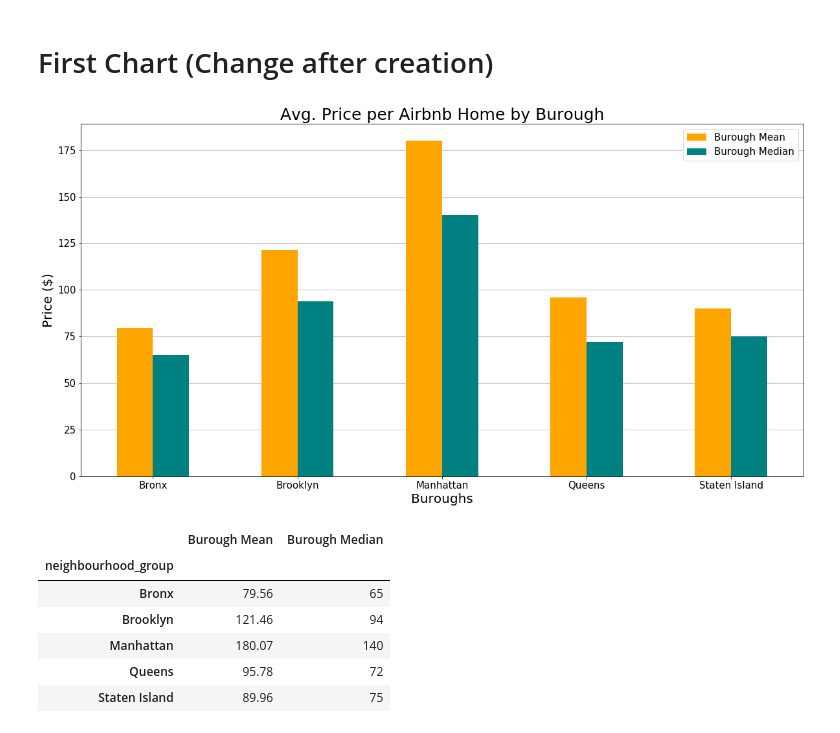
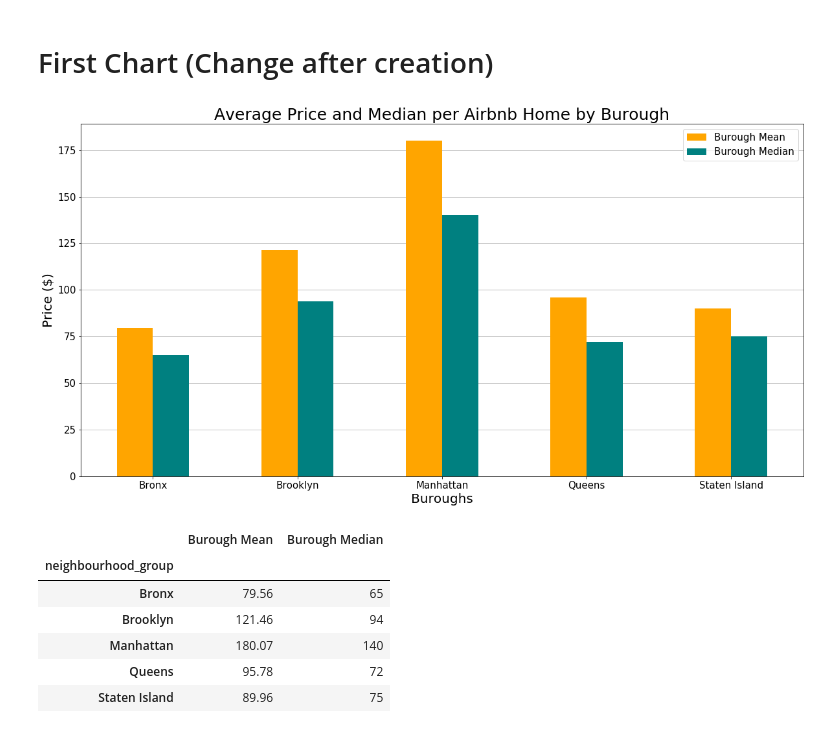
Before and after one commit to josephsy96/Project_1, a Jupyter notebook: Airbnb_Analysis.ipynb, the cells around one changed output. Saved outputs shown, nothing was run; the diff lists cells and outputs as text; code cells hidden in the pictures.

```diff
--- a/Airbnb_Analysis.ipynb
+++ b/Airbnb_Analysis.ipynb
@@ -31,24 +30,24 @@ b_med = n_type['price'].median()
 # %%
 #Create dataframe
 burough = pd.DataFrame({'Burough Mean':b_mean,'Burough Median':b_med})
 
 #Double Bar Plot
 burough.plot(kind="bar",color=['orange','teal'],figsize=(20,10),zorder=3)
 
 #Chart Formatting
-plt.title('Avg. Price per Airbnb Home by Burough',size=25)
+plt.title('Average Price and Median per Airbnb Home by Burough',size=25)
 plt.grid(axis='y',zorder=0)
 plt.xlabel('Buroughs', size=20)
 plt.ylabel('Price ($)', size=20)
 plt.xticks(rotation='horizontal',size=15)
 plt.yticks(size=15)
 plt.legend(prop = {'size':15})
 
 #Save as .png
-plt.savefig('Airbnb Data/avg_per_burough.png')
+plt.savefig('Airbnb Data/avg_med_per_burough.png')
 plt.show()
 # %% [output]
-[figure, old version]
+[figure, new version]
 # %%
 #Burough Dataframe
 burough
```
Also changed, not shown: parts of 8 cells of this notebook, 4 other files.
